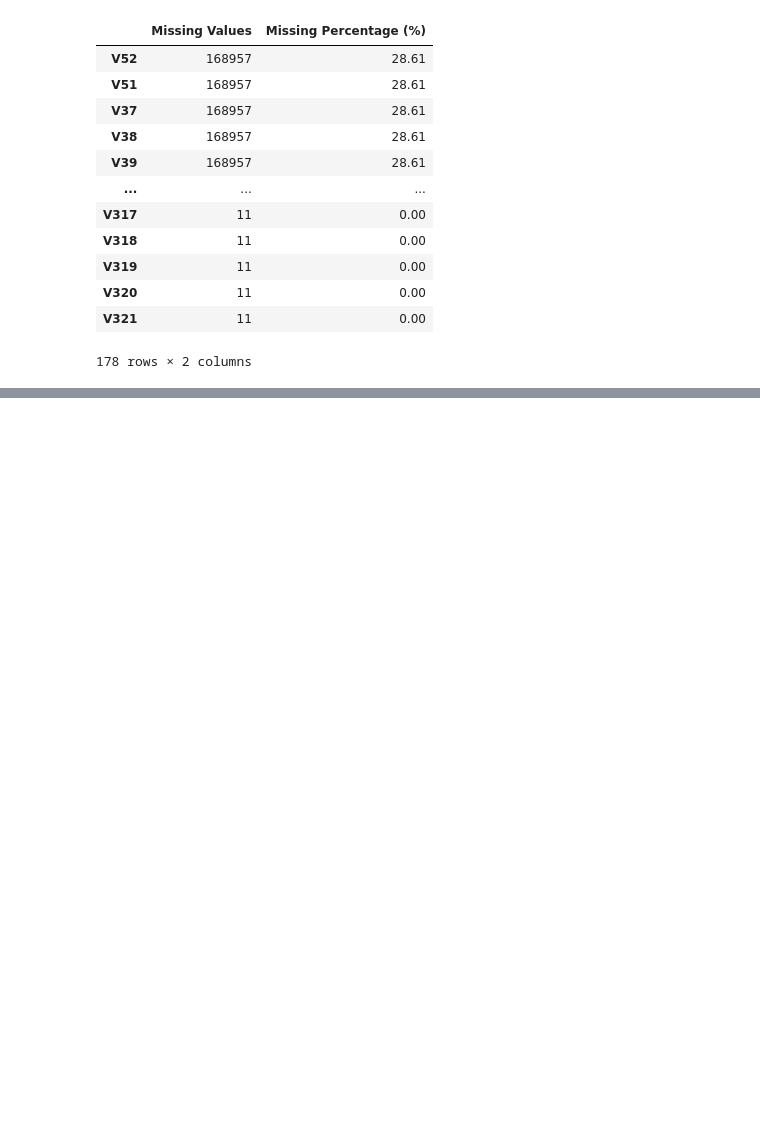
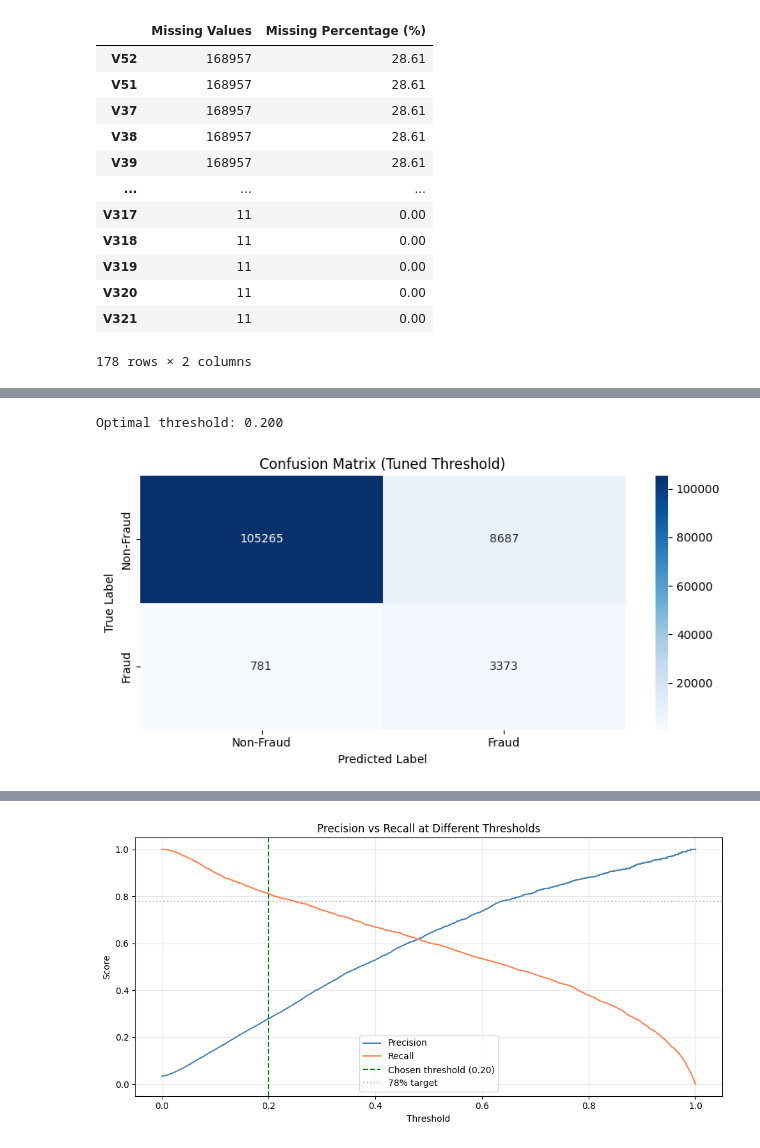
Before and after one commit to rsh-119/fraud_detection_using_ML, a Jupyter notebook: notebooks/fraud_detection.ipynb, the cells around one changed output, grey strips where cells are left out. Saved outputs shown, nothing was run; the diff lists cells and outputs as text; code cells hidden in the pictures; blank space fills up the shorter version.

Commit message:
metrics

```diff
--- a/notebooks/fraud_detection.ipynb
+++ b/notebooks/fraud_detection.ipynb
@@ -141,0 +307,6 @@ check_missing(df, dtype=['float32', 'int32'])
+# %%
+from sklearn.model_selection import train_test_split
+
+X_train, X_test, y_train, y_test = train_test_split(
+X, y, test_size=0.2, random_state=42
+)
@@ -141,0 +356,9 @@ check_missing(df, dtype=['float32', 'int32'])
+# %%
+# Create pipeline
+from imblearn.combine import SMOTETomek
+pipeline = ImbPipeline(steps=[
+    ## ('scaler', StandardScaler()),
+    ## ('sampling', SMOTETomek(random_state=42)),
+
+    ('classifier', classifier)
+])
@@ -141,0 +378,2 @@ check_missing(df, dtype=['float32', 'int32'])
+# %%
+pipeline.fit(X_train, y_train)
@@ -141,0 +397,57 @@ check_missing(df, dtype=['float32', 'int32'])
+# %%
+# Step 3: Find optimal threshold targeting ~77-80% on both metrics
+from sklearn.metrics import precision_recall_curve
+
+y_proba = pipeline.predict_proba(X_test)[:, 1]
+precision, recall, thresholds = precision_recall_curve(y_test, y_proba)
+
+# Find threshold where both precision AND recall are closest to 0.78
+best_threshold = 0.2
+best_score = -1
+
+for p, r, t in zip(precision[:-1], recall[:-1], thresholds):
+    if p >= 0.80 and r >= 0.80:          # both must be above 70%
+        harmonic = 2 * p * r / (p + r)  # F1 to pick the best balanced point
+        if harmonic > best_score:
+            best_score = harmonic
+            best_threshold = t
+
+print(f"Optimal threshold: {best_threshold:.3f}")
+
+# Step 4: Apply optimal threshold
+y_pred_tuned = (y_proba >= best_threshold).astype(int)
+
+# Step 5: Evaluation
+cm = confusion_matrix(y_test, y_pred_tuned)
+labels = ["Non-Fraud", "Fraud"]
+
+plt.figure(figsize=(8, 4))
+sns.heatmap(cm, annot=True, fmt='d', cmap='Blues',
+            xticklabels=labels, yticklabels=labels)
+plt.title("Confusion Matrix (Tuned Threshold)")
+plt.xlabel("Predicted Label")
+plt.ylabel("True Label")
+plt.tight_layout()
+plt.show()
+
+print(f"\nOptimal Threshold: {best_threshold:.3f}")
+print("\nClassification Report:\n", classification_report(y_test, y_pred_tuned))
+print("ROC AUC Score:", roc_auc_score(y_test, y_proba))
+
+# Step 6: Precision-Recall curve — visualize the tradeoff
+plt.figure(figsize=(10, 5))
+plt.plot(thresholds, precision[:-1], label='Precision', color='steelblue')
+plt.plot(thresholds, recall[:-1], label='Recall', color='coral')
+plt.axvline(x=best_threshold, color='green', linestyle='--',
+            label=f'Chosen threshold ({best_threshold:.2f})')
+plt.axhline(y=0.78, color='gray', linestyle=':', alpha=0.5, label='78% target')
+plt.xlabel('Threshold')
+plt.ylabel('Score')
+plt.title('Precision vs Recall at Different Thresholds')
+plt.legend()
+plt.grid(True, alpha=0.3)
+plt.tight_layout()
+plt.show()
+# %% [output]
+Optimal threshold: 0.200
+[figure, added]
@@ -141,0 +467 @@ check_missing(df, dtype=['float32', 'int32'])
+[figure, added]
```
Also changed, not shown: parts of 37 cells of this notebook.
